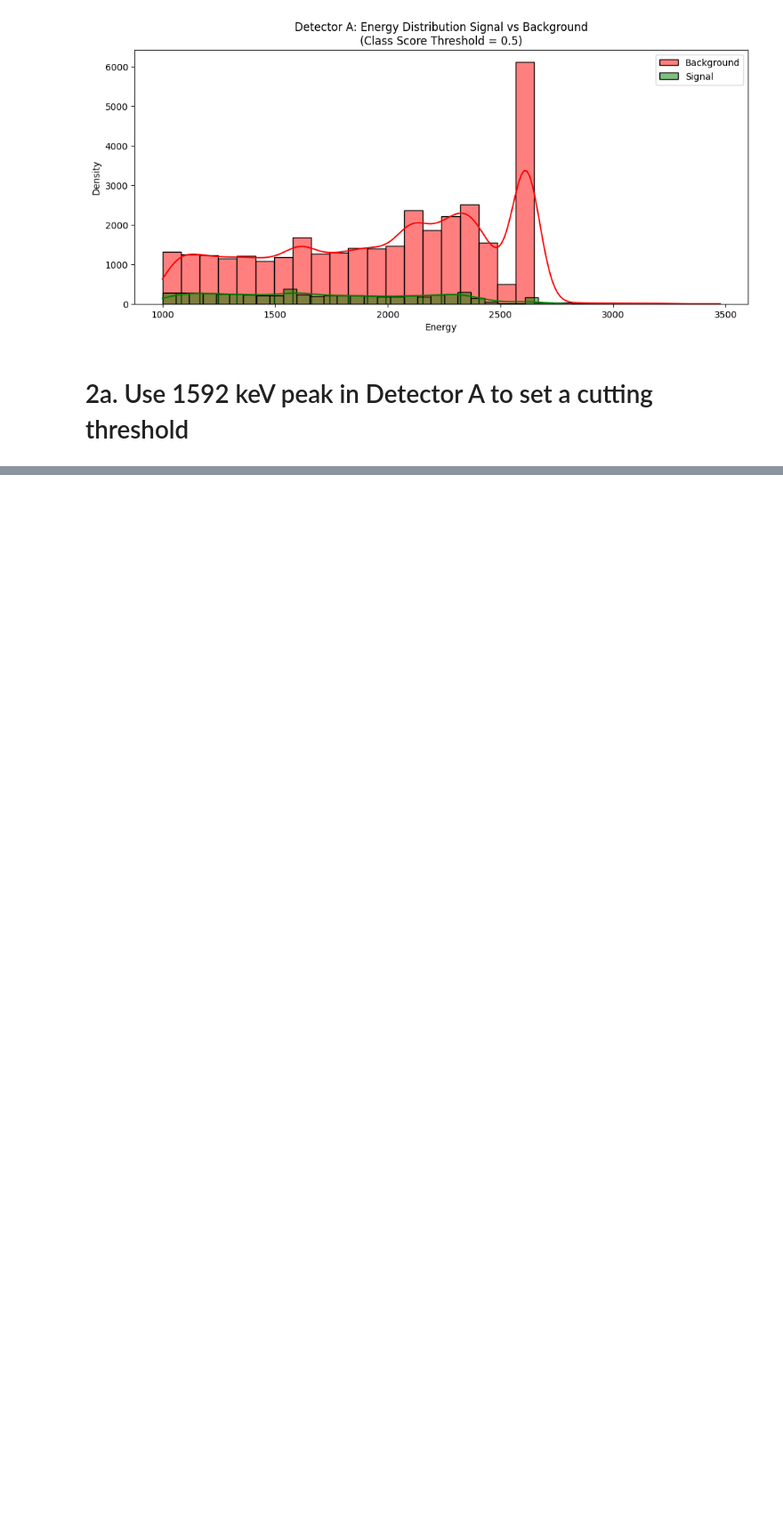
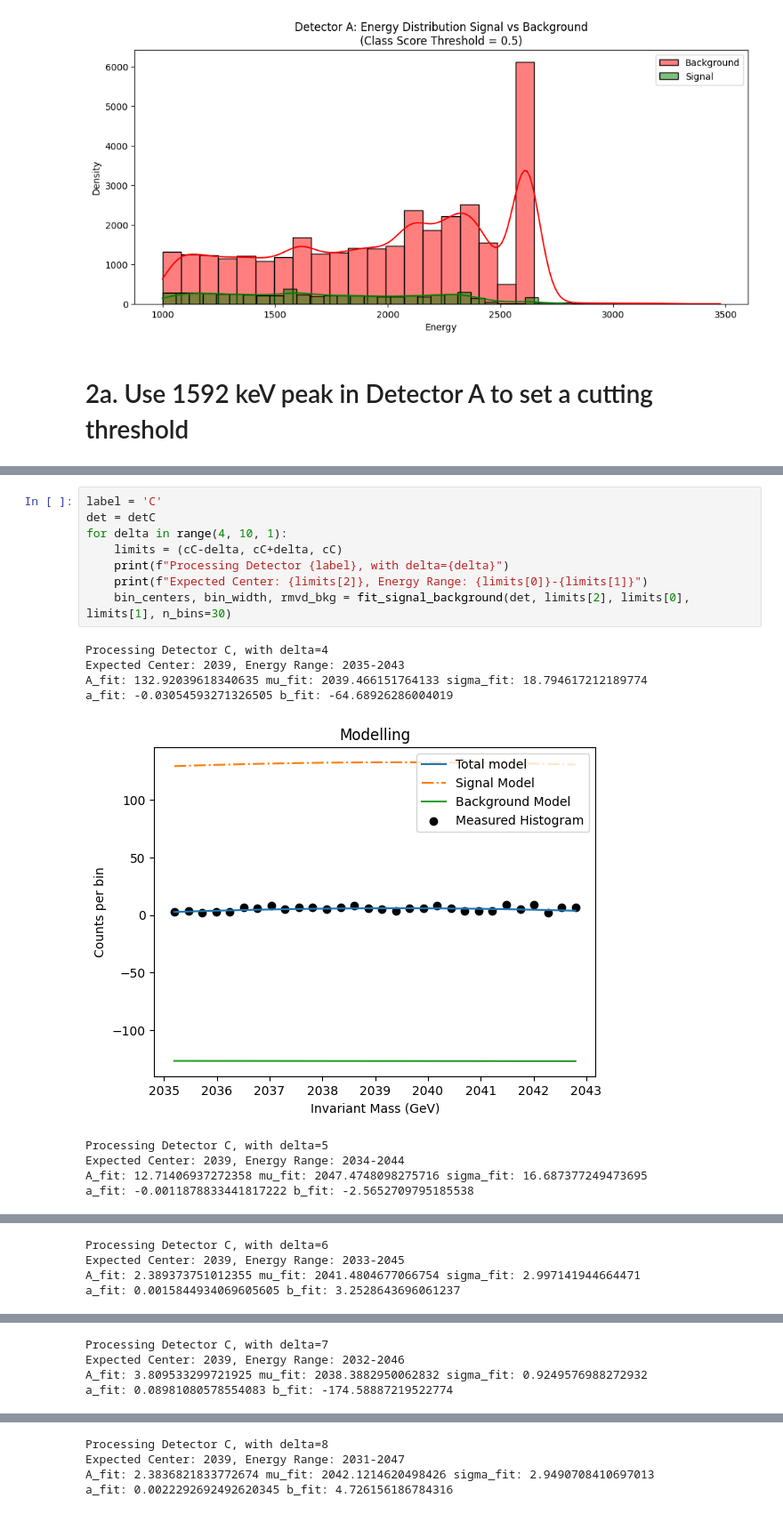
Before and after one commit to TangyKiwi/DSC-291-Final-Project, a Jupyter notebook: scripts/detectorAcut.ipynb, the cells around one changed output, grey strips where cells are left out. Shown at 89% size. Cells and saved outputs as stored; diff of their text form; blank space fills up the shorter version.

```diff
--- a/scripts/detectorAcut.ipynb
+++ b/scripts/detectorAcut.ipynb
@@ -181,0 +226,18 @@ plt.show()
+# %%
+label = 'C'
+det = detC
+for delta in range(4, 10, 1):
+    limits = (cC-delta, cC+delta, cC)
+    print(f"Processing Detector {label}, with delta={delta}")
+    print(f"Expected Center: {limits[2]}, Energy Range: {limits[0]}-{limits[1]}")
+    bin_centers, bin_width, rmvd_bkg = fit_signal_background(det, limits[2], limits[0], limits[1], n_bins=30)
+# %% [output]
+Processing Detector C, with delta=4
+Expected Center: 2039, Energy Range: 2035-2043
+A_fit: 132.92039618340635 mu_fit: 2039.466151764133 sigma_fit: 18.794617212189774
+a_fit: -0.03054593271326505 b_fit: -64.68926286004019
+[figure, added]
+Processing Detector C, with delta=5
+Expected Center: 2039, Energy Range: 2034-2044
+A_fit: 12.71406937272358 mu_fit: 2047.4748098275716 sigma_fit: 16.687377249473695
+a_fit: -0.0011878833441817222 b_fit: -2.5652709795185538
@@ -181,0 +245,4 @@ plt.show()
+Processing Detector C, with delta=6
+Expected Center: 2039, Energy Range: 2033-2045
+A_fit: 2.389373751012355 mu_fit: 2041.4804677066754 sigma_fit: 2.997141944664471
+a_fit: 0.0015844934069605605 b_fit: 3.2528643696061237
@@ -181,0 +250,4 @@ plt.show()
+Processing Detector C, with delta=7
+Expected Center: 2039, Energy Range: 2032-2046
+A_fit: 3.809533299721925 mu_fit: 2038.3882950062832 sigma_fit: 0.9249576988272932
+a_fit: 0.08981080578554083 b_fit: -174.58887219522774
@@ -181,0 +255,4 @@ plt.show()
+Processing Detector C, with delta=8
+Expected Center: 2039, Energy Range: 2031-2047
+A_fit: 2.3836821833772674 mu_fit: 2042.1214620498426 sigma_fit: 2.9490708410697013
+a_fit: 0.0022292692492620345 b_fit: 4.726156186784316
```
Also changed, not shown: parts of 12 cells of this notebook.
